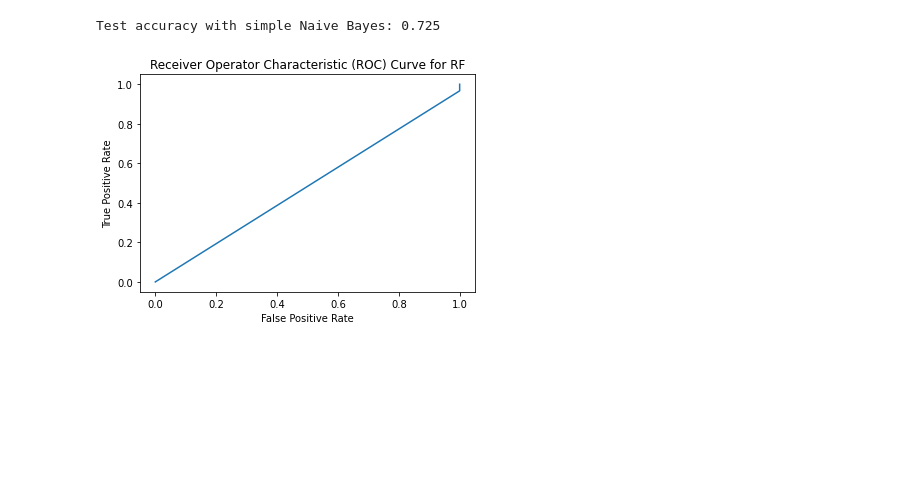
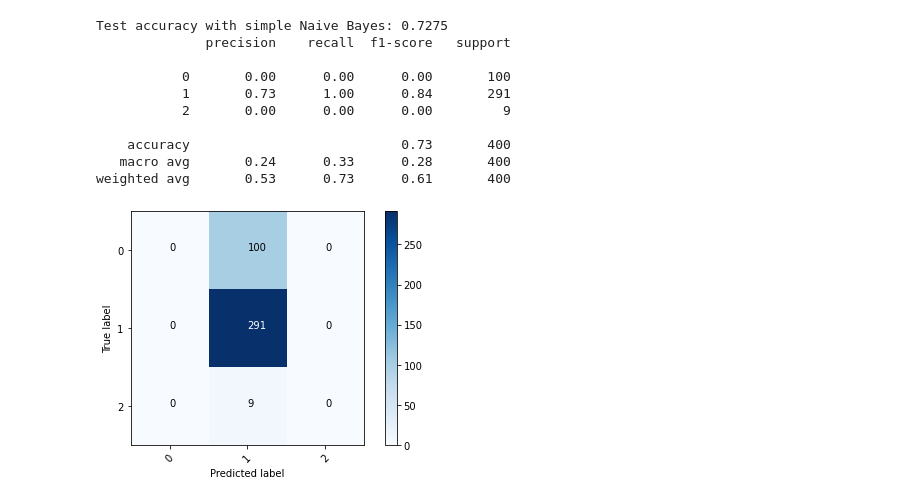
Before and after one commit to Fredooooooo/-JSC270_Assg4, a Jupyter notebook: JSC270_Assignment_4.ipynb, the cells around one changed output. Drawn from its saved outputs; the diff is of its cells as text; code cells hidden in the pictures; blank space fills up the shorter version.

```diff
--- a/JSC270_Assignment_4.ipynb
+++ b/JSC270_Assignment_4.ipynb
@@ -34,7 +34,7 @@ date_since = "2021-03-09"
 tweets = tw.Cursor(api.search,
               q=search_words,
               lang="en",
-              since=date_since).items(200)
+              since=date_since).items(2000)
 
 # The result is an iterable
 a = []
@@ -333,24 +374,53 @@ X_train, X_test, y_train, y_test = train_test_split(X, y, test_size = 0.2, rando
 # %%
 from sklearn.naive_bayes import MultinomialNB
 from sklearn.metrics import accuracy_score, roc_curve
 import matplotlib.pyplot as plt
+from sklearn.metrics import confusion_matrix
+from sklearn.metrics import classification_report
+import matplotlib.pyplot as plt
+%matplotlib inline
 
 # Let's fit the Naive Bayes model to our training data
 nb = MultinomialNB()
 # Fit model to training data
 nb.fit(X_train, y_train)
 # Predict on test data
 y_preds = nb.predict(X_test)
 
 print('Test accuracy with simple Naive Bayes:',accuracy_score(y_test,y_preds))
 
-fpr, tpr, thresholds = roc_curve(y_test, y_preds, pos_label = 1)
+# fpr, tpr, thresholds = roc_curve(y_test, y_preds, pos_label = 1)
 
-plt.plot(fpr,tpr)
-plt.xlabel('False Positive Rate')
-plt.ylabel('True Positive Rate')
-plt.title('Receiver Operator Characteristic (ROC) Curve for RF')
-plt.show()
+# plt.plot(fpr,tpr)
+# plt.xlabel('False Positive Rate')
+# plt.ylabel('True Positive Rate')
+# plt.title('Receiver Operator Characteristic (ROC) Curve for RF')
+# plt.show()
+
+labels = [0,1,2]
+print(classification_report(y_test, y_preds, labels)) #classification report from sklearn
+cnf_matrix = confusion_matrix(y_test, y_preds, labels=labels)
+plt.imshow(cnf_matrix, cmap=plt.cm.Blues) #plot confusion matrix grid
+threshold = cnf_matrix.max() / 2 #threshold to define text color
+for i in range(cnf_matrix.shape[0]): #print text in grid
+    for j in range(cnf_matrix.shape[1]):
+        plt.text(j, i, cnf_matrix[i,j], color="w" if cnf_matrix[i,j] > threshold else 'black')
+tick_marks = np.arange(len(labels)) #define labeling spacing based on number of classes
+plt.xticks(tick_marks, labels, rotation=45)
+plt.yticks(tick_marks, labels)
+plt.ylabel('True label')
+plt.xlabel('Predicted label')
+plt.colorbar()
+plt.tight_layout()
 # %% [output]
-Test accuracy with simple Naive Bayes: 0.725
+Test accuracy with simple Naive Bayes: 0.7275
+              precision    recall  f1-score   support
+
+           0       0.00      0.00      0.00       100
+           1       0.73      1.00      0.84       291
+           2       0.00      0.00      0.00         9
+
+    accuracy                           0.73       400
+   macro avg       0.24      0.33      0.28       400
+weighted avg       0.53      0.73      0.61       400
-[figure, old version]
+[figure, new version]
```
Also changed, not shown: parts of 16 cells of this notebook.
